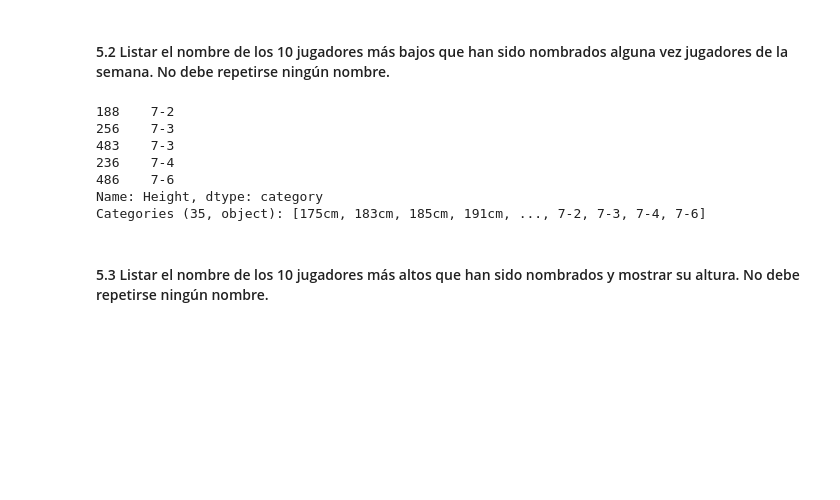
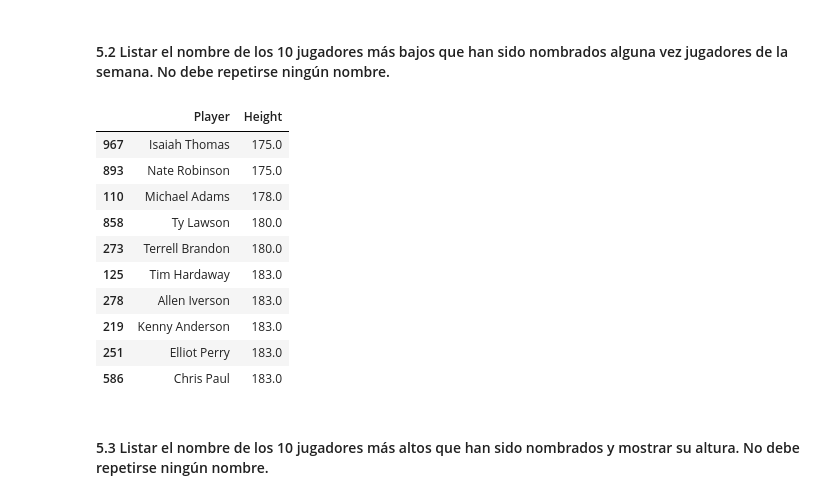
Before and after one commit to jfdacovich/NEOLAND-DS2020-datalabs, a Jupyter notebook: 02-python-201/practices/03-challenges/your-code/01-nba.ipynb, the cells around one changed output. Saved outputs shown, nothing was run; the diff lists cells and outputs as text; code cells hidden in the pictures; blank space fills up the shorter version.

```diff
--- a/02-python-201/practices/03-challenges/your-code/01-nba.ipynb
+++ b/02-python-201/practices/03-challenges/your-code/01-nba.ipynb
@@ -228,0 +278,13 @@ pandas.core.series.Series
+# %%
+# Lo haremos a través de la función replace, accediendo a través de un dict:
+nba = nba.replace({"Position":
+                {"G": "Guard", "G-F": "Guard", "GF": "Guard",
+                 "F": "Forward", "F-C":"Forward", "FC": "Forward",
+                 "PG":"Point Guard",
+                 "SG":"Shooting Guard",
+                 "SF": "Small Forward",
+                 "PF": "Power Forward",
+                 "C": "Center"}})
+# si nos pidieran renombrar columnas :nba.rename(columns={'A': 'bla', 'B': 'bla', 'C': 'bla'}
+# Verificamos
+nba['Position'].unique()
@@ -276,14 +334,18 @@ nba_unique.head()
 # %% [markdown]
 #### 5.2 Listar el nombre de los 10 jugadores más bajos que han sido nombrados alguna vez jugadores de la semana. No debe repetirse ningún nombre.
-# %%
-nba_unique.Height.sort_values().tail()
-# %% [output]
-188    7-2
-256    7-3
-483    7-3
-236    7-4
-486    7-6
-Name: Height, dtype: category
-Categories (35, object): [175cm, 183cm, 185cm, 191cm, ..., 7-2, 7-3, 7-4, 7-6]
+# %%
+(nba_unique[['Player','Height']].sort_values(by='Height', ascending = True)).head(10)
+# %% [output]
+|  | Player | Height |
+| 967 | Isaiah Thomas | 175.0 |
+| 893 | Nate Robinson | 175.0 |
+| 110 | Michael Adams | 178.0 |
+| 858 | Ty Lawson | 180.0 |
+| 273 | Terrell Brandon | 180.0 |
+| 125 | Tim Hardaway | 183.0 |
+| 278 | Allen Iverson | 183.0 |
+| 219 | Kenny Anderson | 183.0 |
+| 251 | Elliot Perry | 183.0 |
+| 586 | Chris Paul | 183.0 |
 # %% [markdown]
 #### 5.3 Listar el nombre de los 10 jugadores más altos que han sido nombrados y mostrar su altura. No debe repetirse ningún nombre.
```
Also changed, not shown: parts of 19 cells of this notebook, 2 other files.
